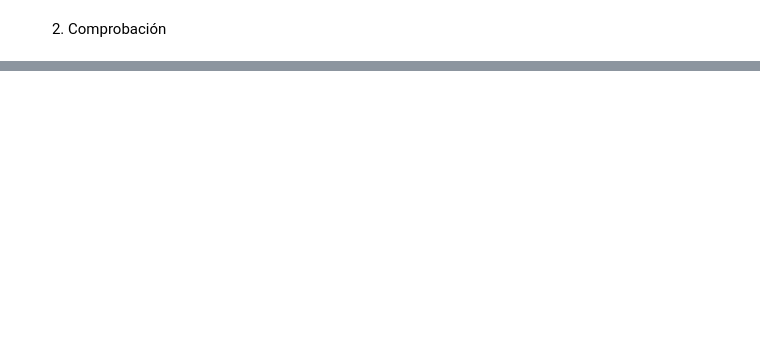
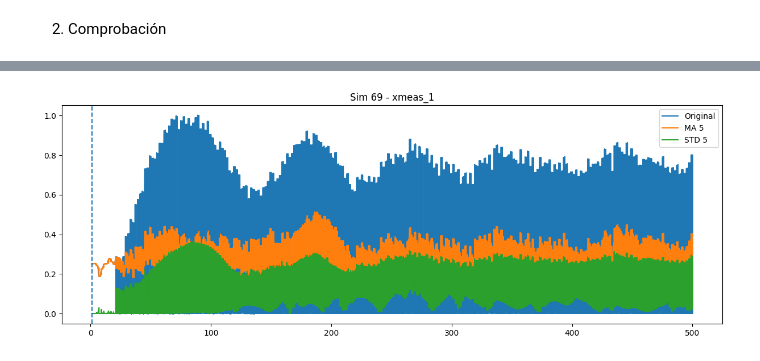
Before and after one commit to AlbaDelgadoO/proyecto_analitica, a Jupyter notebook: Ingenieria_de_caracteristicas.ipynb, the cells around one changed output, grey strips where cells are left out. Cells and saved outputs as stored; diff of their text form; code cells hidden in the pictures; blank space fills up the shorter version.

Commit message:
Ingeniería de características

```diff
--- a/Ingenieria_de_caracteristicas.ipynb
+++ b/Ingenieria_de_caracteristicas.ipynb
@@ -156,0 +107,12 @@ Todos los CSV procesados correctamente.
+# %%
+# Aplicar a entrenamiento y test
+df_train = add_temporal_features(df_train, all_vars)
+df_train = add_fault_timing_features(df_train)
+df_test  = add_temporal_features(df_test, all_vars)
+df_test  = add_fault_timing_features(df_test)
+
+# Escalar variables originales
+df_train[[f"{v}_scaled" for v in all_vars]] = scaler.transform(df_train[all_vars].fillna(0))
+df_test[[f"{v}_scaled" for v in all_vars]] = scaler.transform(df_test[all_vars].fillna(0))
+
+print("Ingeniería de características aplicada correctamente.")
@@ -157,6 +134,7 @@ Todos los CSV procesados correctamente.
 # %% [markdown]
 2. Comprobación
 # %%
-df = pd.read_csv("DatasetProcesado/TEP_features_faulty_training.csv")
-df.describe().T
+print("=== NANs por columna (train) ===")
+na_train = df_train.isna().sum()
+print(na_train[na_train > 0].sort_values(ascending=False).head(30))
 # %% [output]
@@ -175,0 +158,23 @@ df.describe().T
+# %%
+import matplotlib.pyplot as plt
+
+def plot_temporal(run, variable):
+    df = df_train[df_train["simulationRun"]==run].sort_values("sample")
+
+    plt.figure(figsize=(15,5))
+    plt.plot(df["sample"], df[variable], label="Original")
+    plt.plot(df["sample"], df[f"{variable}_ma5"], label="MA 5")
+    plt.plot(df["sample"], df[f"{variable}_std5"], label="STD 5")
+
+    # Inicio del fallo
+    if df["fault_present"].max()==1:
+        x0 = df[df["fault_present"]==1]["sample"].min()
+        plt.axvline(x=x0, linestyle="--")
+
+    plt.title(f"Sim {run} - {variable}")
+    plt.legend()
+    plt.show()
+
+plot_temporal(run=69, variable="xmeas_1")
+# %% [output]
+[figure, added]
```
Also changed, not shown: parts of 14 cells of this notebook.
